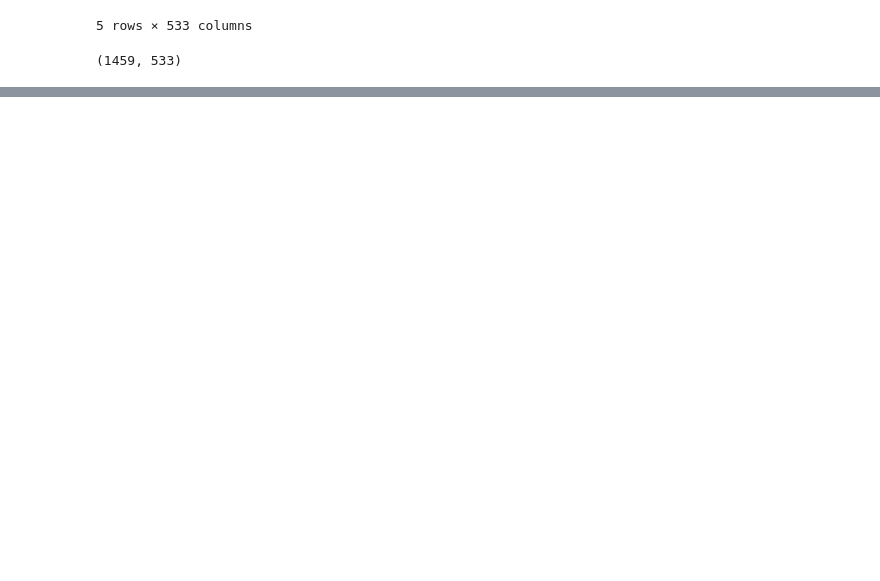
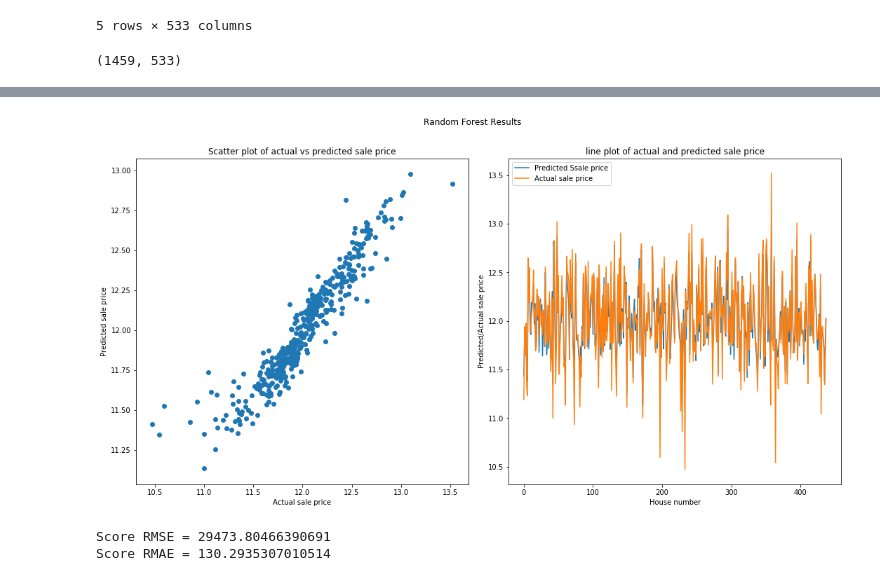
Before and after one commit to Yaohua-Chang/ML-Final-Project, a Jupyter notebook: Tamer/Week 2 Feature selection.ipynb, the cells around one changed output, grey strips where cells are left out. Drawn from its saved outputs; the diff is of its cells as text; code cells hidden in the pictures; blank space fills up the shorter version.

```diff
--- a/Tamer/Week 2 Feature selection.ipynb
+++ b/Tamer/Week 2 Feature selection.ipynb
@@ -65,0 +70,32 @@ plt.plot(y_train.values)
+# %%
+y_pred = RF.predict(x_test)
+fig = plt.figure(figsize=(15,8))
+fig.suptitle('Random Forest Results')
+plt.subplot(121)
+plt.scatter(y_test, y_pred)
+plt.xlabel('Actual sale price')
+plt.ylabel('Predicted sale price')
+plt.title('Scatter plot of actual vs predicted sale price')
+plt.subplot(122)
+plt.plot(y_pred, label='Predicted Ssale price')
+plt.plot(y_test.values, label='Actual sale price')
+plt.xlabel('House number')
+plt.ylabel('Predicted/Actual sale price')
+plt.title('line plot of actual and predicted sale price')
+plt.legend()
+plt.tight_layout()
+fig.subplots_adjust(top=0.88)
+# %% [output]
+[figure, added]
+# %%
+## Calculate error with the actual values of sale price
+y_pred = RF.predict(x_test)
+
+MSEscore = np.sqrt(mean_squared_error(np.exp(y_pred), np.exp(y_test)))
+print('Score RMSE = {}'.format(MSEscore))
+
+MAEscore = np.sqrt(mean_absolute_error(np.exp(y_pred), np.exp(y_test)))
+print('Score RMAE = {}'.format(MAEscore))
+# %% [output]
+Score RMSE = 29473.80466390691
+Score RMAE = 130.2935307010514
```
Also changed, not shown: parts of 23 cells of this notebook, 4 other files.
